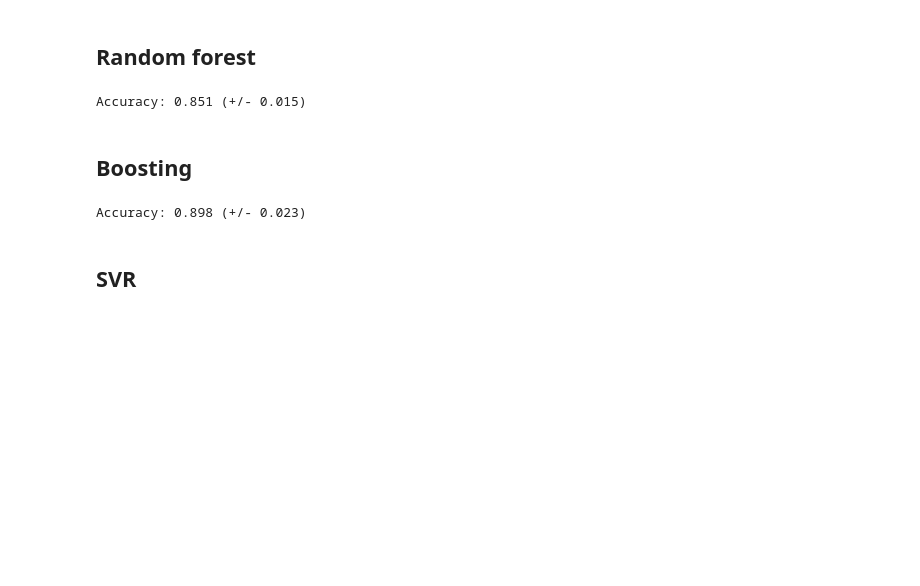
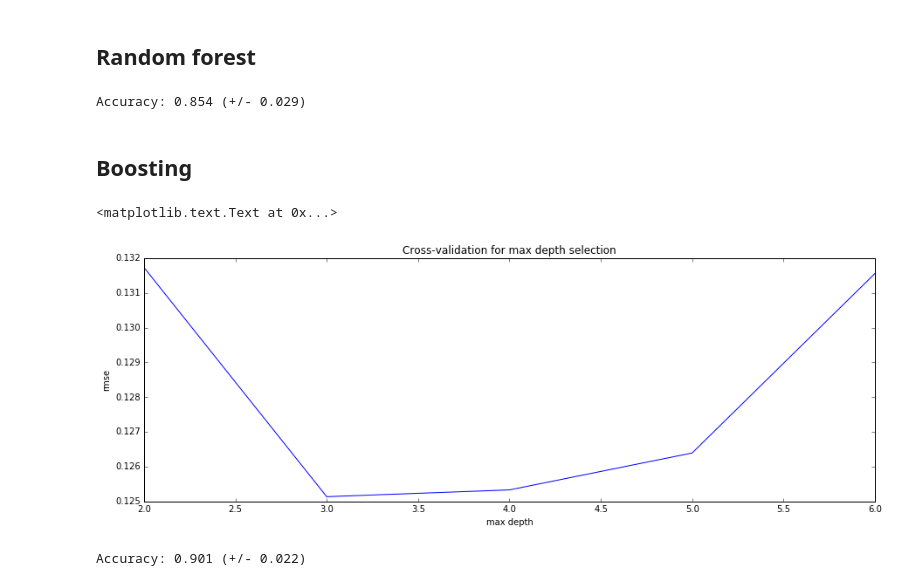
Before and after one commit to albertwildeman/Kaggle-Ames_Housing_Prices, a Jupyter notebook: Ames.ipynb, the cells around one changed output. Saved outputs shown, nothing was run; the diff lists cells and outputs as text; code cells hidden in the pictures; blank space fills up the shorter version.

```diff
--- a/Ames.ipynb
+++ b/Ames.ipynb
@@ -402,6 +403,6 @@ DF[skewed_feats] = np.log1p(DF[skewed_feats])
 # Prediction
 Slice the dataframe in preparation for model fitting and prediction.
 # %%
-X_trn = DF.loc[ trn, DF.columns.difference(["SalePrice"]) ]
-X_tst = DF.loc[ tst, DF.columns.difference(["SalePrice"]) ]
-y_trn = DF.loc[trn,"SalePrice"].copy()
+X_trn = DF.loc[ trn, DF.columns.difference(["SalePrice"]) ].as_matrix()
+X_tst = DF.loc[ tst, DF.columns.difference(["SalePrice"]) ].as_matrix()
+y_trn = DF.loc[trn,"SalePrice"].as_matrix()
@@ -473,22 +465,31 @@ Accuracy: 0.903 (+/- 0.050)
 ## Random forest
 # %%
 model_RF = ensemble.RandomForestRegressor().fit(X_trn, y_trn)
-pred = np.expm1(model_RF.predict(X_tst))
-
 # CV score
 scores = cross_val_score(model_RF, X_trn, y_trn, cv=5)
 print("Accuracy: %0.3f (+/- %0.3f)" % (scores.mean(), scores.std() * 2))
 # %% [output]
-Accuracy: 0.851 (+/- 0.015)
+Accuracy: 0.854 (+/- 0.029)
 # %% [markdown]
 ## Boosting
+# %%
+# Calculate CV RMSE for a range of alpha values
+max_depths = [2,3,4,5,6]
+cv_bst = [rmse_cv(ensemble.GradientBoostingRegressor(max_depth = max_depth)).mean()
+            for max_depth in max_depths]
+
+cv_bst = pd.Series(cv_bst, index = max_depths)
+cv_bst.plot(title = "Cross-validation for max depth selection")
+plt.xlabel("max depth")
+plt.ylabel("rmse")
+# %% [output]
+<matplotlib.text.Text at 0x...>
+[figure, added]
 # %%
-model_bst = ensemble.GradientBoostingRegressor().fit(X_trn, y_trn)
+model_bst = ensemble.GradientBoostingRegressor(n_estimators=2000, max_depth = 3).fit(X_trn, y_trn)
 
 # CV score
 scores = cross_val_score(model_bst, X_trn, y_trn, cv=5)
 print("Accuracy: %0.3f (+/- %0.3f)" % (scores.mean(), scores.std() * 2))
 # %% [output]
-Accuracy: 0.898 (+/- 0.023)
+Accuracy: 0.901 (+/- 0.022)
-# %% [markdown]
-## SVR
```
Also changed, not shown: parts of 13 cells of this notebook, 1 other file.
